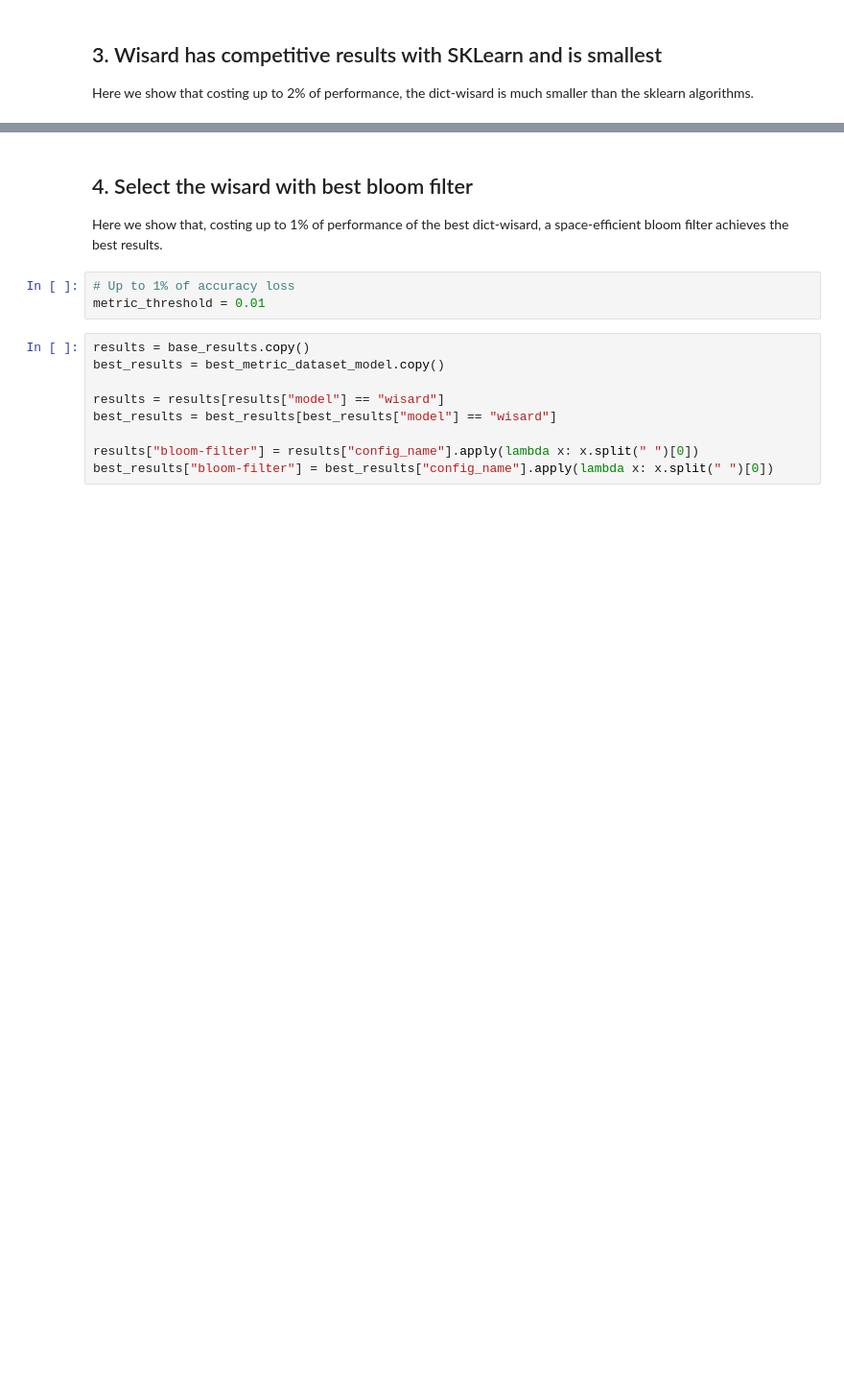
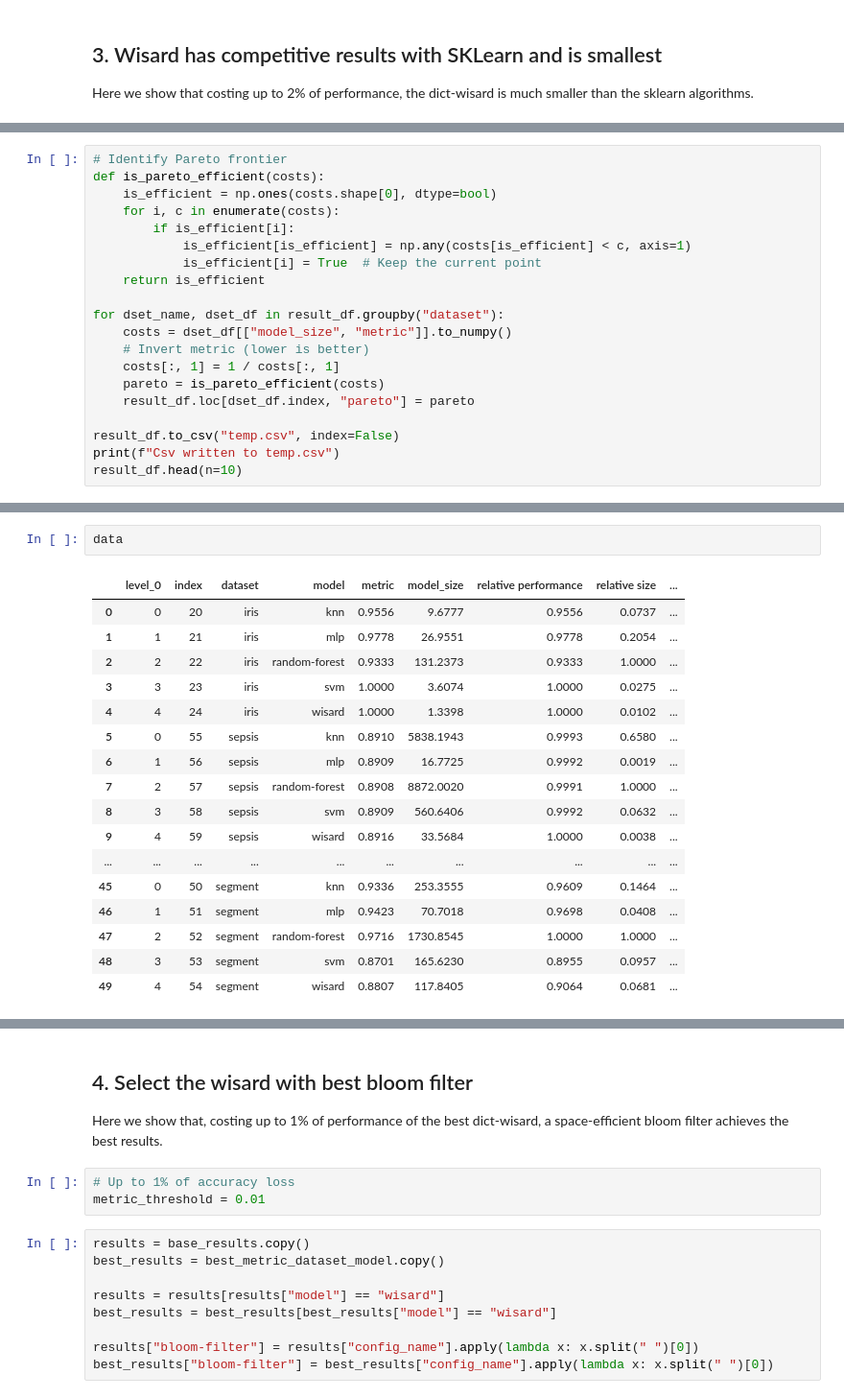
Before and after one commit to otavioon/wisardlib, a Jupyter notebook: experiments_2/analyse_results.ipynb, the cells around one changed output, grey strips where cells are left out. Shown at 96% size. Drawn from its saved outputs; the diff is of its cells as text; blank space fills up the shorter version.

```diff
--- a/experiments_2/analyse_results.ipynb
+++ b/experiments_2/analyse_results.ipynb
@@ -626,0 +894,20 @@ best_metric_dataset_model.head(n=8)
+# %%
+# Identify Pareto frontier
+def is_pareto_efficient(costs):
+    is_efficient = np.ones(costs.shape[0], dtype=bool)
+    for i, c in enumerate(costs):
+        if is_efficient[i]:
+            is_efficient[is_efficient] = np.any(costs[is_efficient] < c, axis=1)
+            is_efficient[i] = True  # Keep the current point
+    return is_efficient
+
+for dset_name, dset_df in result_df.groupby("dataset"):
+    costs = dset_df[["model_size", "metric"]].to_numpy()
+    # Invert metric (lower is better)
+    costs[:, 1] = 1 / costs[:, 1]
+    pareto = is_pareto_efficient(costs)
+    result_df.loc[dset_df.index, "pareto"] = pareto
+
+result_df.to_csv("temp.csv", index=False)
+print(f"Csv written to temp.csv")
+result_df.head(n=10)
@@ -626,0 +1049,20 @@ best_metric_dataset_model.head(n=8)
+# %%
+data
+# %% [output]
+|  | level_0 | index | dataset | model | metric | model_size | relative performance | relative size | ... |
+| 0 | 0 | 20 | iris | knn | 0.9556 | 9.6777 | 0.9556 | 0.0737 | ... |
+| 1 | 1 | 21 | iris | mlp | 0.9778 | 26.9551 | 0.9778 | 0.2054 | ... |
+| 2 | 2 | 22 | iris | random-forest | 0.9333 | 131.2373 | 0.9333 | 1.0000 | ... |
+| 3 | 3 | 23 | iris | svm | 1.0000 | 3.6074 | 1.0000 | 0.0275 | ... |
+| 4 | 4 | 24 | iris | wisard | 1.0000 | 1.3398 | 1.0000 | 0.0102 | ... |
+| 5 | 0 | 55 | sepsis | knn | 0.8910 | 5838.1943 | 0.9993 | 0.6580 | ... |
+| 6 | 1 | 56 | sepsis | mlp | 0.8909 | 16.7725 | 0.9992 | 0.0019 | ... |
+| 7 | 2 | 57 | sepsis | random-forest | 0.8908 | 8872.0020 | 0.9991 | 1.0000 | ... |
+| 8 | 3 | 58 | sepsis | svm | 0.8909 | 560.6406 | 0.9992 | 0.0632 | ... |
+| 9 | 4 | 59 | sepsis | wisard | 0.8916 | 33.5684 | 1.0000 | 0.0038 | ... |
+| ... | ... | ... | ... | ... | ... | ... | ... | ... | ... |
+| 45 | 0 | 50 | segment | knn | 0.9336 | 253.3555 | 0.9609 | 0.1464 | ... |
+| 46 | 1 | 51 | segment | mlp | 0.9423 | 70.7018 | 0.9698 | 0.0408 | ... |
+| 47 | 2 | 52 | segment | random-forest | 0.9716 | 1730.8545 | 1.0000 | 1.0000 | ... |
+| 48 | 3 | 53 | segment | svm | 0.8701 | 165.6230 | 0.8955 | 0.0957 | ... |
+| 49 | 4 | 54 | segment | wisard | 0.8807 | 117.8405 | 0.9064 | 0.0681 | ... |
```
Also changed, not shown: parts of 45 cells of this notebook, 14 other files.
